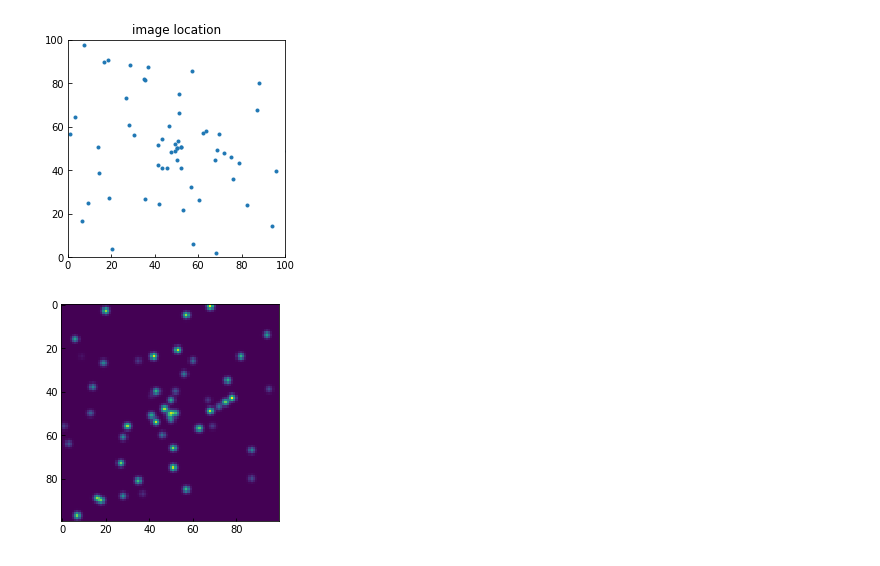
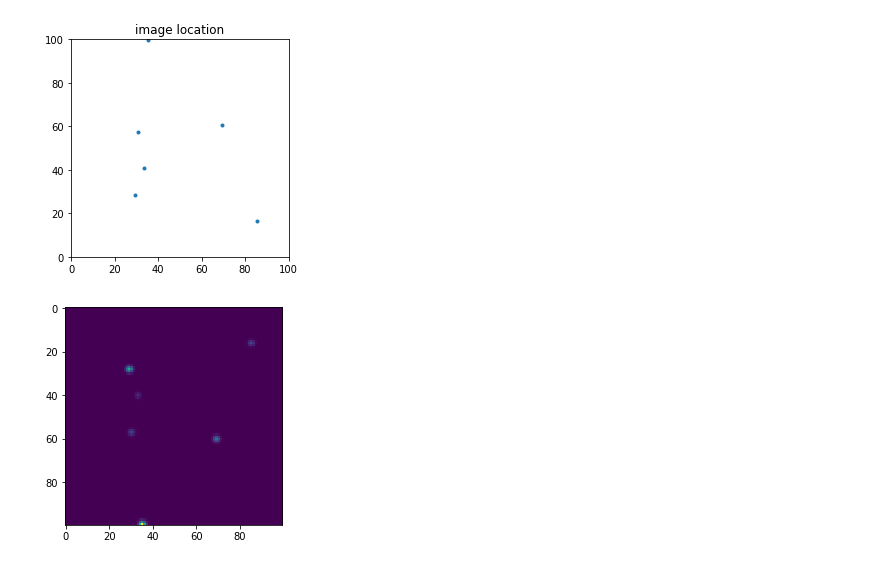
Before and after one commit to dhilligo/scarlet-deblend, a Jupyter notebook: Fake Images.ipynb, the cells around one changed output. Cells and saved outputs as stored; diff of their text form; code cells hidden in the pictures.

```diff
--- a/Fake Images.ipynb
+++ b/Fake Images.ipynb
@@ -25,7 +17,7 @@ nx , ny = 100 , 100
 image = np.zeros((ny , nx))
 
 #Sets number of stars
-n = 100
+n = 10
 
 np.random.seed(5)
 #Sets random positions
@@ -59,14 +51,14 @@ for i in range(n):
 image = gaussian_filter(image, 1)
 #image = my_gaussian(nx,ny,x,y,1)
 # %% [output]
-[figure, old version]
+[figure, new version]
 # %%
 #Adds noise
 #image += np.random.normal(3., 0.01, image.shape)
-np.save("fake1.npy" , image)
+np.save("fake2.npy" , image)
 #Shows image
 plt.imshow(image, interpolation='nearest')
-plt.savefig('fake1.jpeg')
+plt.savefig('fake2.jpeg')
 plt.show()
 # %% [output]
-[figure, old version]
+[figure, new version]
```
Also changed, not shown: parts of 2 cells of this notebook, 1 other file.
